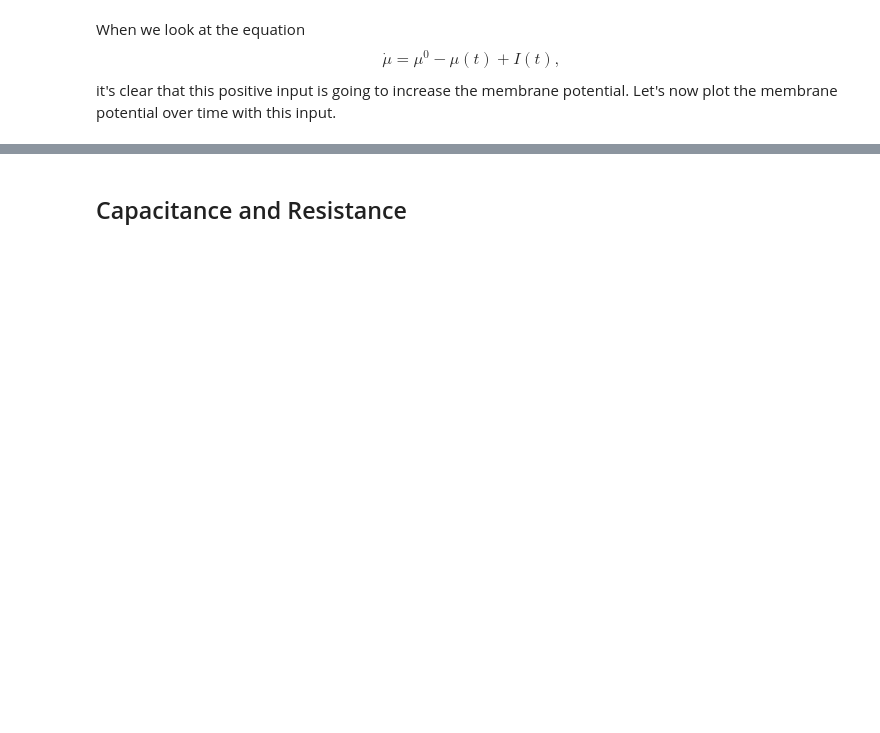
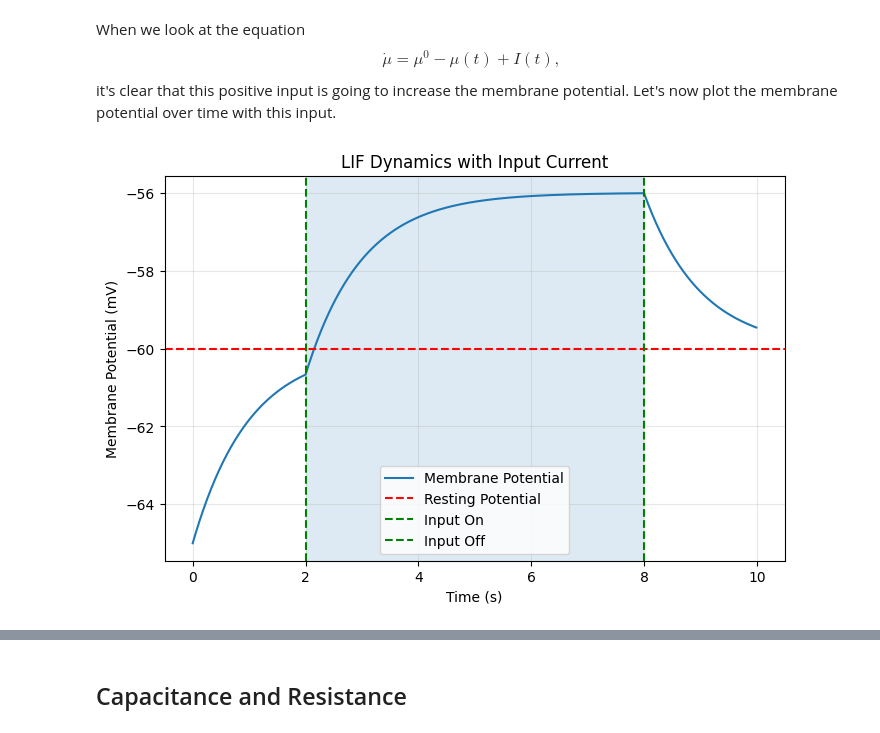
Before and after one commit to cory-wu/CCN-demos, a Jupyter notebook: Ch2/LIF.ipynb, the cells around one changed output, grey strips where cells are left out. Cells and saved outputs as stored; diff of their text form; code cells hidden in the pictures; blank space fills up the shorter version.

```diff
--- a/Ch2/LIF.ipynb
+++ b/Ch2/LIF.ipynb
@@ -183,3 +142,34 @@ $$
 \dot\mu = \mu^0 - \mu(t) + I(t),
 $$
 it's clear that this positive input is going to increase the membrane potential. Let's now plot the membrane potential over time with this input.
+# %%
+# Same input as above
+I = np.zeros(step_end)
+I[200:800] = 4.0 # input = 4 from 2 s to 8 s
+
+# Store membrane potential
+mu = np.zeros(step_end)
+mu[0] = -65 # 65 mV initial potential
+
+# Simulate dynamics
+for i in range (1, step_end):
+    mu[i] = mu[i-1] + (mu_0 - mu[i-1] + I[i-1]) * dt
+
+# Plotting
+fig, ax = plt.subplots(figsize=(8, 5))
+ax.plot(np.arange(0, t_max, dt), mu, label="Membrane Potential")
+ax.axhline(y=mu_0, color="r", linestyle="--", label="Resting Potential")
+ax.set_xlabel("Time (s)")
+ax.set_ylabel("Membrane Potential (mV)")
+ax.set_title("LIF Dynamics with Input Current")
+
+# Show input current
+ax.axvline(x=2, color="g", ls="--", label="Input On")
+ax.axvline(x=8, color="g", ls="--", label="Input Off")
+ax.axvspan(2, 8, alpha=0.15)
+
+ax.legend(); ax.grid(alpha=0.3)
+
+plt.show()
+# %% [output]
+[figure, added]
```
Also changed, not shown: parts of 31 cells of this notebook, 1 other file.
